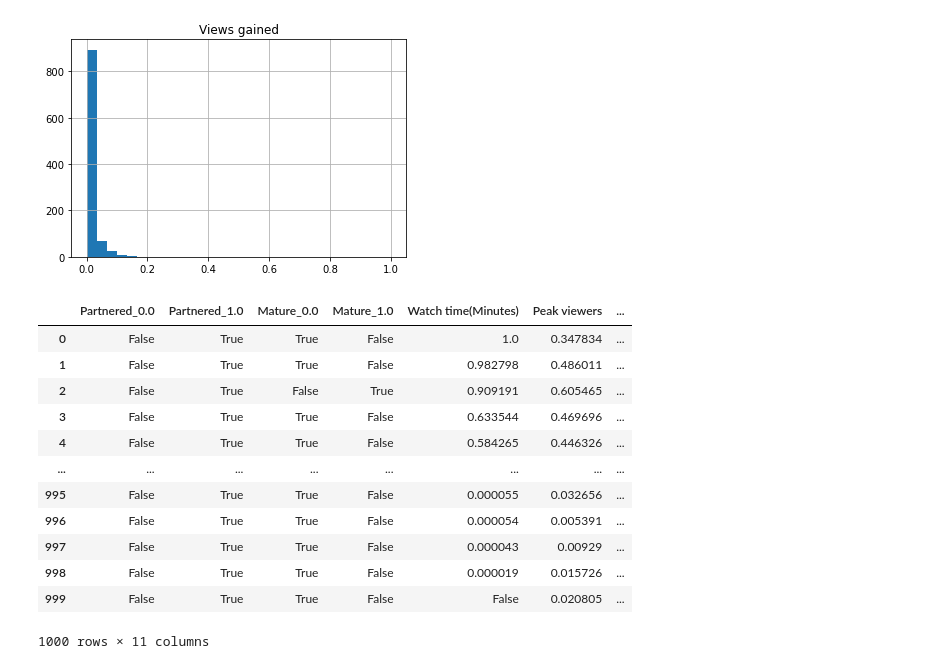
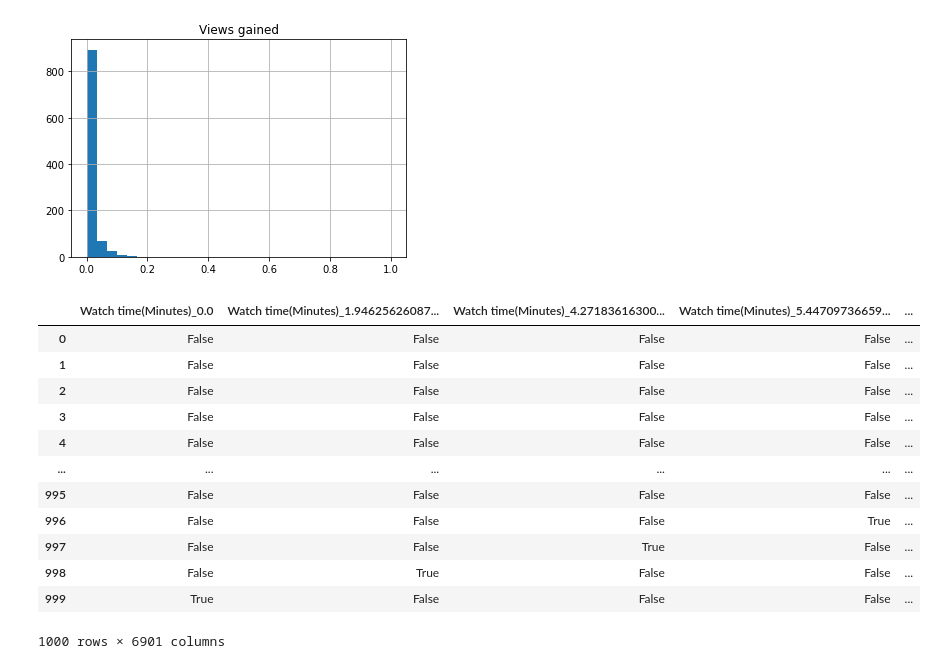
Before and after one commit to amasugi0/Team-7-Project-CDS303, a Jupyter notebook: CDS 303 lab 2.ipynb, the cells around one changed output. Saved outputs shown, nothing was run; the diff lists cells and outputs as text; code cells hidden in the pictures.

```diff
--- a/CDS 303 lab 2.ipynb
+++ b/CDS 303 lab 2.ipynb
@@ -67,7 +67,7 @@ twitch_data.head()
 #    scaled_data[column] = (scaled_data[column] - scaled_data[column].min()) / (scaled_data[column].max() - scaled_data[column].min())
 
 scaler = MinMaxScaler()
-data_norm = scaler.fit_transform(twitch_data[["Watch time(Minutes)", "Peak viewers", "Average viewers", "Followers", "Partnered", "Mature", "Stream time(minutes)", "Followers gained", "Views gained"]])
+data_norm = scaler.fit_transform(twitch_data[["Watch time(Minutes)", "Peak viewers", "Average viewers", "Followers", "Partnered", "Mature", "Stream time(minutes)", "Followers gained", "Views gained", "Language"]])
 norm_names = scaler.get_feature_names_out()
 twitch_data = pd.DataFrame(data_norm, columns=norm_names)
 
@@ -81,7 +81,7 @@ twitch_data.describe()
 #    scaled_data[column] = (scaled_data[column] - scaled_data[column].min()) / (scaled_data[column].max() - scaled_data[column].min())
 
 scaler = MinMaxScaler()
-data_norm = scaler.fit_transform(twitch_data[["Watch time(Minutes)", "Peak viewers", "Average viewers", "Followers", "Partnered", "Mature", "Stream time(minutes)", "Followers gained", "Views gained"]])
+data_norm = scaler.fit_transform(twitch_data[["Watch time(Minutes)", "Peak viewers", "Average viewers", "Followers", "Partnered", "Mature", "Stream time(minutes)", "Followers gained", "Views gained", "Language"]])
 norm_names = scaler.get_feature_names_out()
 scaled_data = pd.DataFrame(data_norm, columns=norm_names)
 
@@ -125,27 +125,27 @@ array([[<AxesSubplot:title={'center':'Views gained'}>]], dtype=object)
 # %%
 
 twitch_data.dropna(inplace=True)
-codes = cat_encoder.fit_transform(twitch_data[["Partnered", "Mature"]])
+codes = cat_encoder.fit_transform(twitch_data[["Watch time(Minutes)", "Peak viewers", "Average viewers", "Followers", "Partnered", "Mature", "Stream time(minutes)", "Followers gained", "Views gained", "Language"]])
 names = cat_encoder.get_feature_names_out()
 codes_df = pd.DataFrame(codes.todense(), columns = names)
-data1 = twitch_data.drop([ "Partnered", "Mature"], axis=1)
+data1 = twitch_data.drop(["Watch time(Minutes)", "Peak viewers", "Average viewers", "Followers", "Partnered", "Mature", "Stream time(minutes)", "Followers gained", "Views gained", "Language"], axis=1)
 df = pd.merge(codes_df, data1, left_index=True, right_index=True)
 df.replace([0,1],[False,True], inplace=True)
 df
 # %% [output]
-|  | Partnered_0.0 | Partnered_1.0 | Mature_0.0 | Mature_1.0 | Watch time(Minutes) | Peak viewers | ... |
-| 0 | False | True | True | False | 1.0 | 0.347834 | ... |
-| 1 | False | True | True | False | 0.982798 | 0.486011 | ... |
-| 2 | False | True | False | True | 0.909191 | 0.605465 | ... |
-| 3 | False | True | True | False | 0.633544 | 0.469696 | ... |
-| 4 | False | True | True | False | 0.584265 | 0.446326 | ... |
-| ... | ... | ... | ... | ... | ... | ... | ... |
-| 995 | False | True | True | False | 0.000055 | 0.032656 | ... |
-| 996 | False | True | True | False | 0.000054 | 0.005391 | ... |
-| 997 | False | True | True | False | 0.000043 | 0.00929 | ... |
-| 998 | False | True | True | False | 0.000019 | 0.015726 | ... |
-| 999 | False | True | True | False | False | 0.020805 | ... |
+|  | Watch time(Minutes)_0.0 | Watch time(Minutes)_1.94625626087... | Watch time(Minutes)_4.27183616300... | Watch time(Minutes)_5.44709736659... | ... |
+| 0 | False | False | False | False | ... |
+| 1 | False | False | False | False | ... |
+| 2 | False | False | False | False | ... |
+| 3 | False | False | False | False | ... |
+| 4 | False | False | False | False | ... |
+| ... | ... | ... | ... | ... | ... |
+| 995 | False | False | False | False | ... |
+| 996 | False | False | False | True | ... |
+| 997 | False | False | True | False | ... |
+| 998 | False | True | False | False | ... |
+| 999 | True | False | False | False | ... |
-1000 rows × 11 columns
+1000 rows × 6901 columns
 # %%
 summary_df = pd.DataFrame()
 models = ['apriori', 'fpmax', 'fpgrowth']
```
Also changed, not shown: parts of 2 cells of this notebook.
